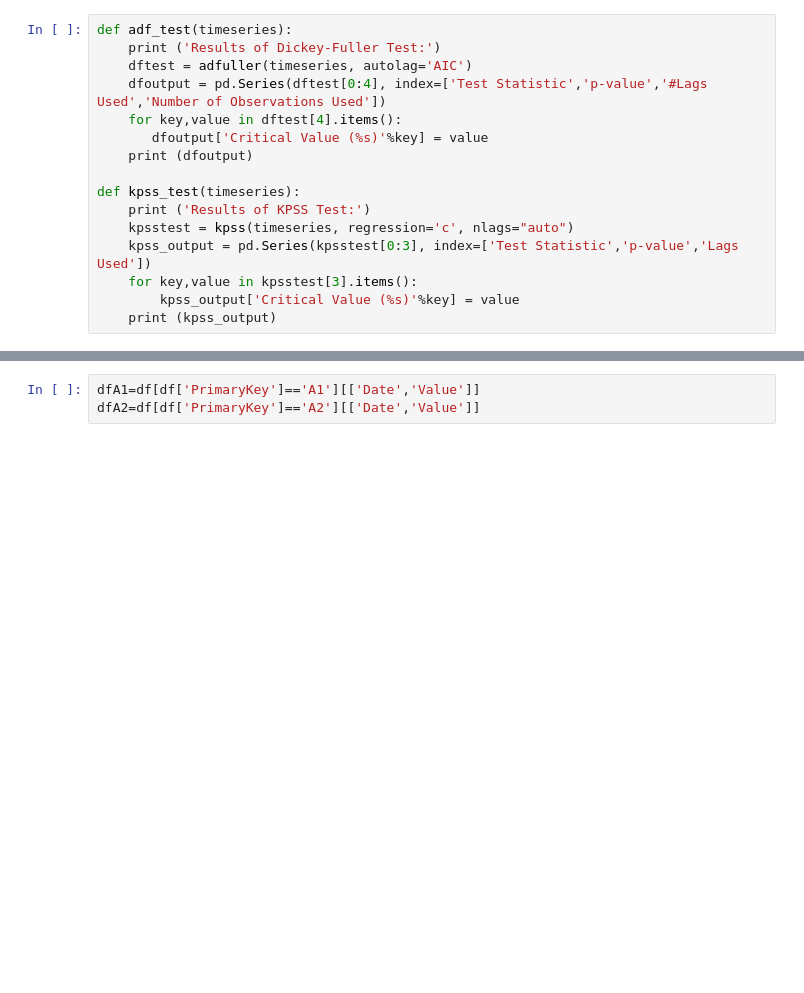
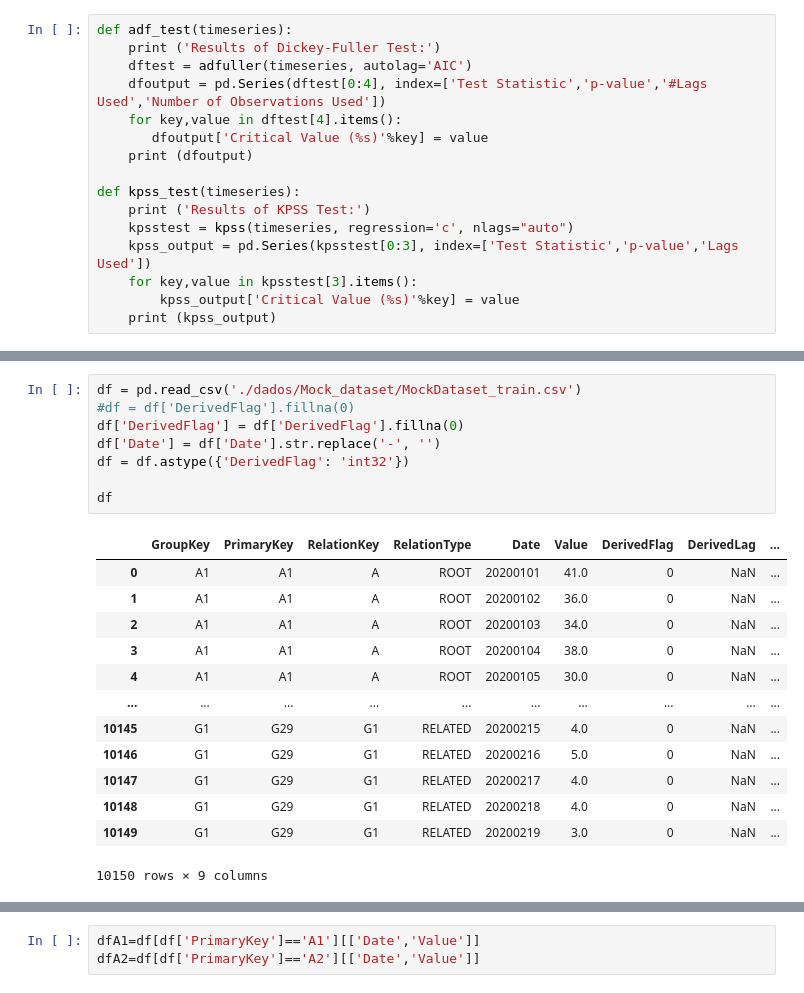
Before and after one commit to eugenio-santos/rootanalysis, a Jupyter notebook: grangerPOC.ipynb, the cells around one changed output, grey strips where cells are left out. Saved outputs shown, nothing was run; the diff lists cells and outputs as text; blank space fills up the shorter version.

```diff
--- a/grangerPOC.ipynb
+++ b/grangerPOC.ipynb
@@ -41,0 +25,22 @@ df
+# %%
+df = pd.read_csv('./dados/Mock_dataset/MockDataset_train.csv')
+#df = df['DerivedFlag'].fillna(0)
+df['DerivedFlag'] = df['DerivedFlag'].fillna(0)
+df['Date'] = df['Date'].str.replace('-', '')
+df = df.astype({'DerivedFlag': 'int32'})
+
+df
+# %% [output]
+|  | GroupKey | PrimaryKey | RelationKey | RelationType | Date | Value | DerivedFlag | DerivedLag | ... |
+| 0 | A1 | A1 | A | ROOT | 20200101 | 41.0 | 0 | NaN | ... |
+| 1 | A1 | A1 | A | ROOT | 20200102 | 36.0 | 0 | NaN | ... |
+| 2 | A1 | A1 | A | ROOT | 20200103 | 34.0 | 0 | NaN | ... |
+| 3 | A1 | A1 | A | ROOT | 20200104 | 38.0 | 0 | NaN | ... |
+| 4 | A1 | A1 | A | ROOT | 20200105 | 30.0 | 0 | NaN | ... |
+| ... | ... | ... | ... | ... | ... | ... | ... | ... | ... |
+| 10145 | G1 | G29 | G1 | RELATED | 20200215 | 4.0 | 0 | NaN | ... |
+| 10146 | G1 | G29 | G1 | RELATED | 20200216 | 5.0 | 0 | NaN | ... |
+| 10147 | G1 | G29 | G1 | RELATED | 20200217 | 4.0 | 0 | NaN | ... |
+| 10148 | G1 | G29 | G1 | RELATED | 20200218 | 4.0 | 0 | NaN | ... |
+| 10149 | G1 | G29 | G1 | RELATED | 20200219 | 3.0 | 0 | NaN | ... |
+10150 rows × 9 columns
```
Also changed, not shown: parts of 12 cells of this notebook, 6 other files.
